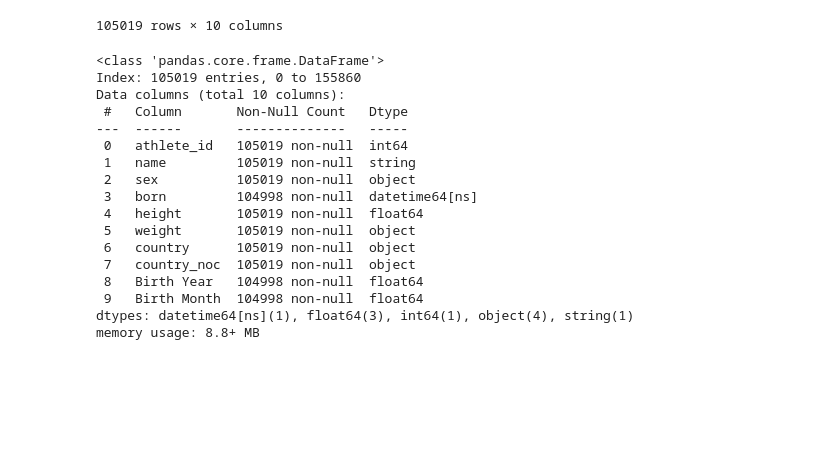
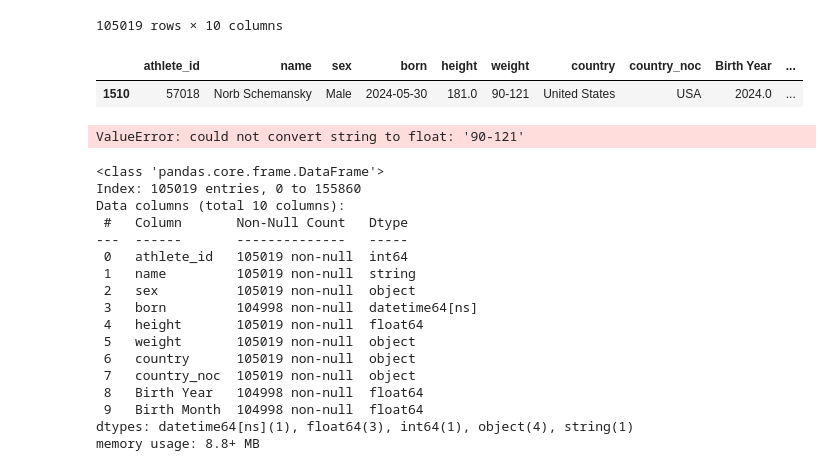
Before and after one commit to MMcDowe812/Going-For-Gold, a Jupyter notebook: Athlete Bio Info - Matt.ipynb, the cells around one changed output. Cells and saved outputs as stored; diff of their text form; code cells hidden in the pictures; blank space fills up the shorter version.

```diff
--- a/Athlete Bio Info - Matt.ipynb
+++ b/Athlete Bio Info - Matt.ipynb
@@ -111,3 +111,8 @@ bio_df
 | 155859 | 69900 | Alexander Thieme | Male | 2054-01-13 | 187.0 | 84 | East Germany | GDR | 2054.0 | ... |
 | 155860 | 74003 | Sunday Bada | Male | 2069-06-22 | 188.0 | 79 | Nigeria | NGR | 2069.0 | ... |
 105019 rows × 10 columns
+# %%
+bio_df[bio_df['weight']=="90-121"]
+# %% [output]
+|  | athlete_id | name | sex | born | height | weight | country | country_noc | Birth Year | ... |
+| 1510 | 57018 | Norb Schemansky | Male | 2024-05-30 | 181.0 | 90-121 | United States | USA | 2024.0 | ... |
@@ -114,6 +121,9 @@ bio_df
 # %%
 # recasting name column
 bio_df['name']=bio_df['name'].astype('string')
+bio_df['weight']=bio_df['weight'].astype('float')
+# %% [output]
+ValueError: could not convert string to float: '90-121'
 # %%
 bio_df.info()
 # %% [output]
```
Also changed, not shown: parts of 5 cells of this notebook, 3 other files.
